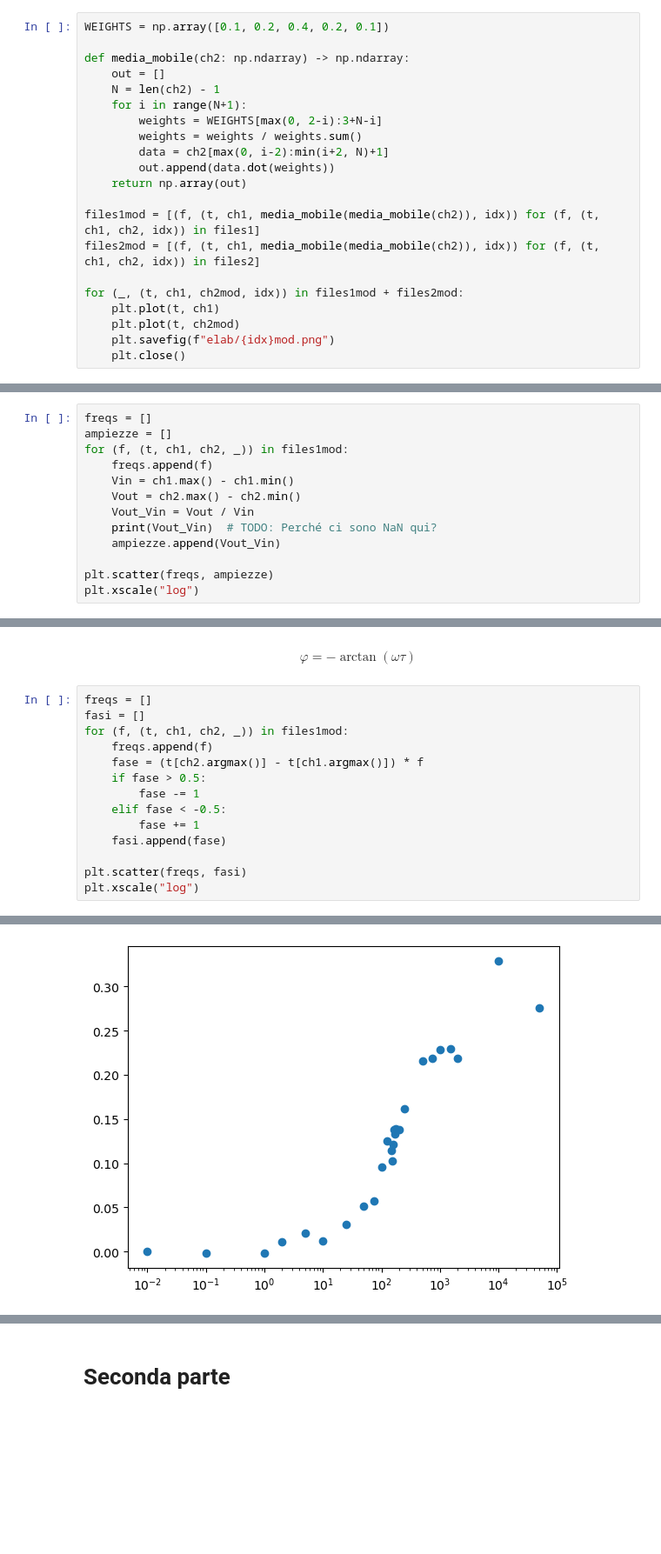
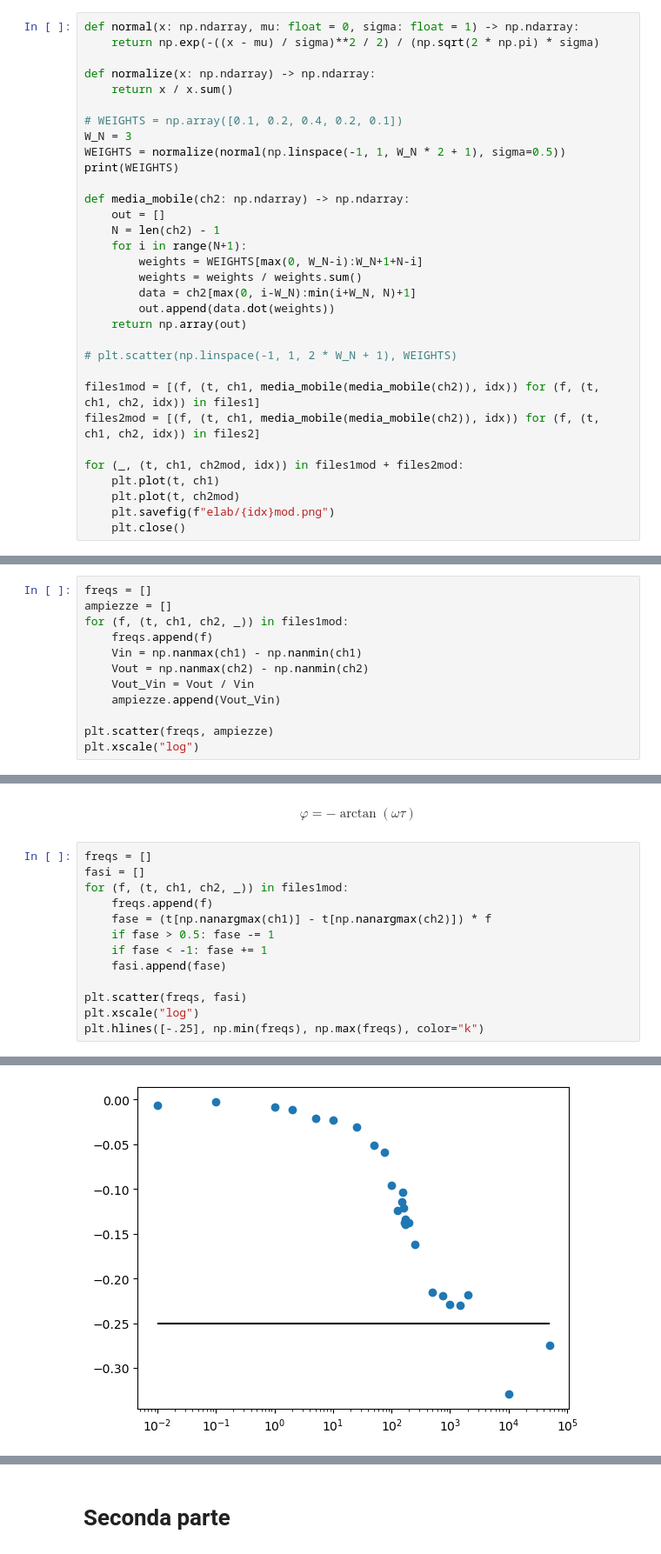
Before and after one commit to RBerga06/unipr-clt-fisica, a Jupyter notebook: lab2/exp4/exp4.ipynb, the cells around one changed output, grey strips where cells are left out. Shown at 87% size. Saved outputs shown, nothing was run; the diff lists cells and outputs as text; blank space fills up the shorter version.

```diff
--- a/lab2/exp4/exp4.ipynb
+++ b/lab2/exp4/exp4.ipynb
@@ -39,17 +39,28 @@ files2 = list(zip(
 # %% [markdown]
 $$\left|\frac{V_\text{out}}{V_\text{in}}\right| = \frac{1}{\sqrt{1 + \omega^2 \tau^2}}$$
 # %%
-WEIGHTS = np.array([0.1, 0.2, 0.4, 0.2, 0.1])
+def normal(x: np.ndarray, mu: float = 0, sigma: float = 1) -> np.ndarray:
+    return np.exp(-((x - mu) / sigma)**2 / 2) / (np.sqrt(2 * np.pi) * sigma)
+
+def normalize(x: np.ndarray) -> np.ndarray:
+    return x / x.sum()
+
+# WEIGHTS = np.array([0.1, 0.2, 0.4, 0.2, 0.1])
+W_N = 3
+WEIGHTS = normalize(normal(np.linspace(-1, 1, W_N * 2 + 1), sigma=0.5))
+print(WEIGHTS)
 
 def media_mobile(ch2: np.ndarray) -> np.ndarray:
     out = []
     N = len(ch2) - 1
     for i in range(N+1):
-        weights = WEIGHTS[max(0, 2-i):3+N-i]
+        weights = WEIGHTS[max(0, W_N-i):W_N+1+N-i]
         weights = weights / weights.sum()
-        data = ch2[max(0, i-2):min(i+2, N)+1]
+        data = ch2[max(0, i-W_N):min(i+W_N, N)+1]
         out.append(data.dot(weights))
     return np.array(out)
+
+# plt.scatter(np.linspace(-1, 1, 2 * W_N + 1), WEIGHTS)
 
 files1mod = [(f, (t, ch1, media_mobile(media_mobile(ch2)), idx)) for (f, (t, ch1, ch2, idx)) in files1]
 files2mod = [(f, (t, ch1, media_mobile(media_mobile(ch2)), idx)) for (f, (t, ch1, ch2, idx)) in files2]
@@ -66,10 +80,9 @@ freqs = []
 ampiezze = []
 for (f, (t, ch1, ch2, _)) in files1mod:
     freqs.append(f)
-    Vin = ch1.max() - ch1.min()
-    Vout = ch2.max() - ch2.min()
+    Vin = np.nanmax(ch1) - np.nanmin(ch1)
+    Vout = np.nanmax(ch2) - np.nanmin(ch2)
     Vout_Vin = Vout / Vin
-    print(Vout_Vin)  # TODO: Perché ci sono NaN qui?
     ampiezze.append(Vout_Vin)
 
 plt.scatter(freqs, ampiezze)
@@ -100,13 +96,12 @@ freqs = []
 fasi = []
 for (f, (t, ch1, ch2, _)) in files1mod:
     freqs.append(f)
-    fase = (t[ch2.argmax()] - t[ch1.argmax()]) * f
-    if fase > 0.5:
-        fase -= 1
-    elif fase < -0.5:
-        fase += 1
+    fase = (t[np.nanargmax(ch1)] - t[np.nanargmax(ch2)]) * f
+    if fase > 0.5: fase -= 1
+    if fase < -1: fase += 1
     fasi.append(fase)
 
 plt.scatter(freqs, fasi)
 plt.xscale("log")
+plt.hlines([-.25], np.min(freqs), np.max(freqs), color="k")
 # %% [output]
@@ -113 +109 @@ plt.xscale("log")
-[figure, old version]
+[figure, new version]
```
Also changed, not shown: parts of 8 cells of this notebook, 52 other files.
